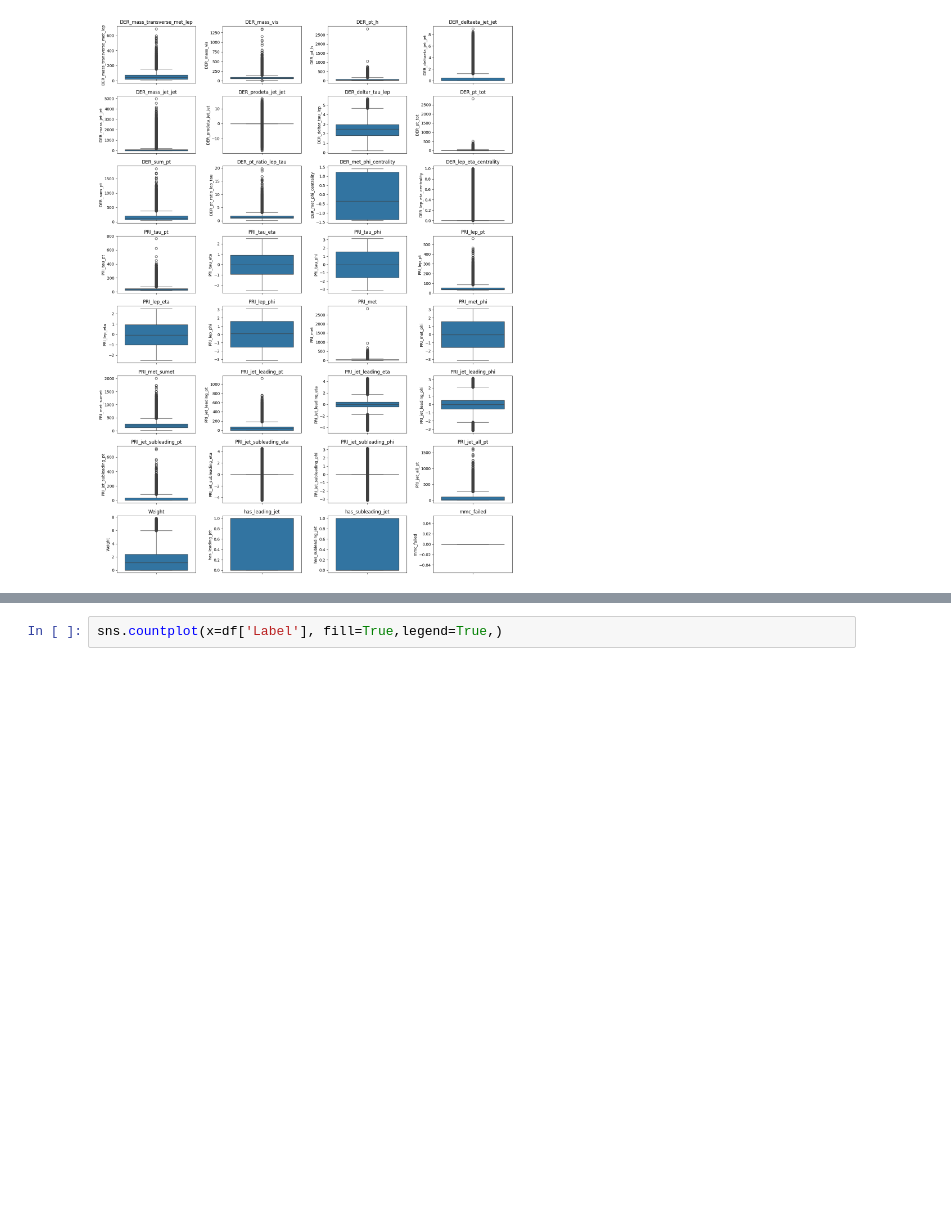
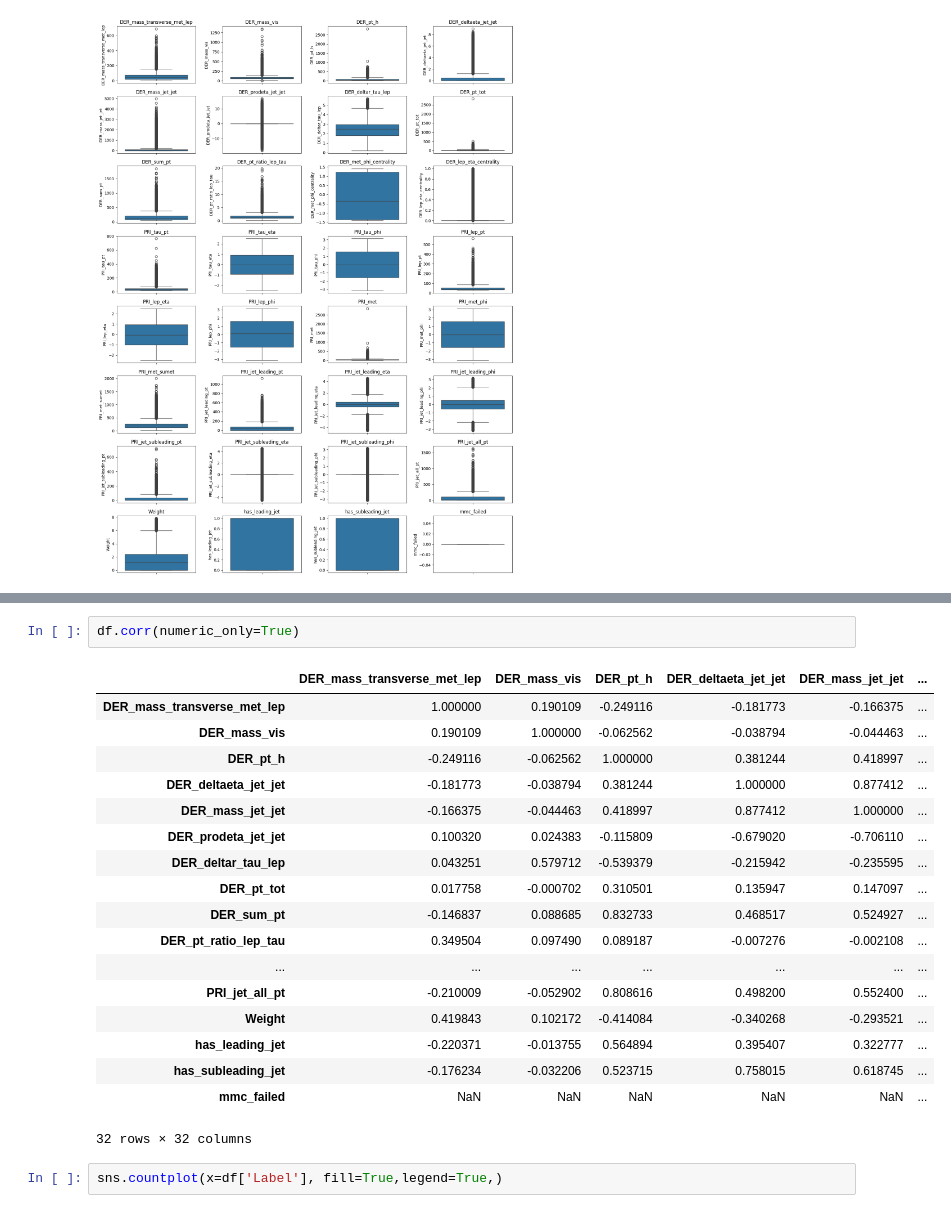
Before and after one commit to sudhirjangra/physics_exp_machine_learning, a Jupyter notebook: physics_exp_mL.ipynb, the cells around one changed output, grey strips where cells are left out. Cells and saved outputs as stored; diff of their text form; blank space fills up the shorter version.

```diff
--- a/physics_exp_mL.ipynb
+++ b/physics_exp_mL.ipynb
@@ -288,3 +227,24 @@ Shape of the DataFrame after outlier removal: (86847, 33)
+# %%
+df.corr(numeric_only=True)
+# %% [output]
+|  | DER_mass_transverse_met_lep | DER_mass_vis | DER_pt_h | DER_deltaeta_jet_jet | DER_mass_jet_jet | ... |
+| DER_mass_transverse_met_lep | 1.000000 | 0.190109 | -0.249116 | -0.181773 | -0.166375 | ... |
+| DER_mass_vis | 0.190109 | 1.000000 | -0.062562 | -0.038794 | -0.044463 | ... |
+| DER_pt_h | -0.249116 | -0.062562 | 1.000000 | 0.381244 | 0.418997 | ... |
+| DER_deltaeta_jet_jet | -0.181773 | -0.038794 | 0.381244 | 1.000000 | 0.877412 | ... |
+| DER_mass_jet_jet | -0.166375 | -0.044463 | 0.418997 | 0.877412 | 1.000000 | ... |
+| DER_prodeta_jet_jet | 0.100320 | 0.024383 | -0.115809 | -0.679020 | -0.706110 | ... |
+| DER_deltar_tau_lep | 0.043251 | 0.579712 | -0.539379 | -0.215942 | -0.235595 | ... |
+| DER_pt_tot | 0.017758 | -0.000702 | 0.310501 | 0.135947 | 0.147097 | ... |
+| DER_sum_pt | -0.146837 | 0.088685 | 0.832733 | 0.468517 | 0.524927 | ... |
+| DER_pt_ratio_lep_tau | 0.349504 | 0.097490 | 0.089187 | -0.007276 | -0.002108 | ... |
+| ... | ... | ... | ... | ... | ... | ... |
+| PRI_jet_all_pt | -0.210009 | -0.052902 | 0.808616 | 0.498200 | 0.552400 | ... |
+| Weight | 0.419843 | 0.102172 | -0.414084 | -0.340268 | -0.293521 | ... |
+| has_leading_jet | -0.220371 | -0.013755 | 0.564894 | 0.395407 | 0.322777 | ... |
+| has_subleading_jet | -0.176234 | -0.032206 | 0.523715 | 0.758015 | 0.618745 | ... |
+| mmc_failed | NaN | NaN | NaN | NaN | NaN | ... |
+32 rows × 32 columns
 # %%
 sns.countplot(x=df['Label'], fill=True,legend=True,)
 # %% [output]
```
Also changed, not shown: parts of 7 cells of this notebook.
